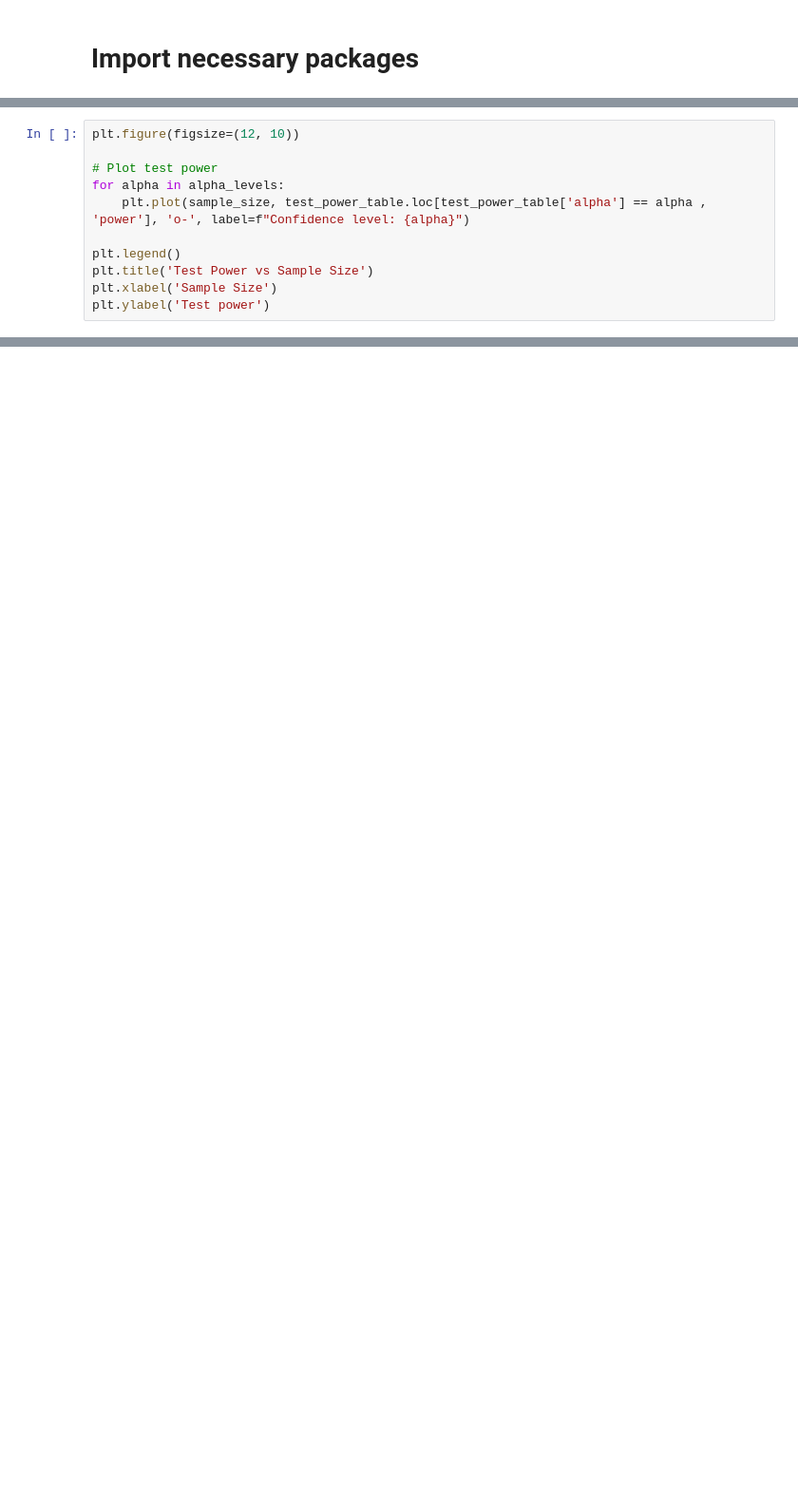
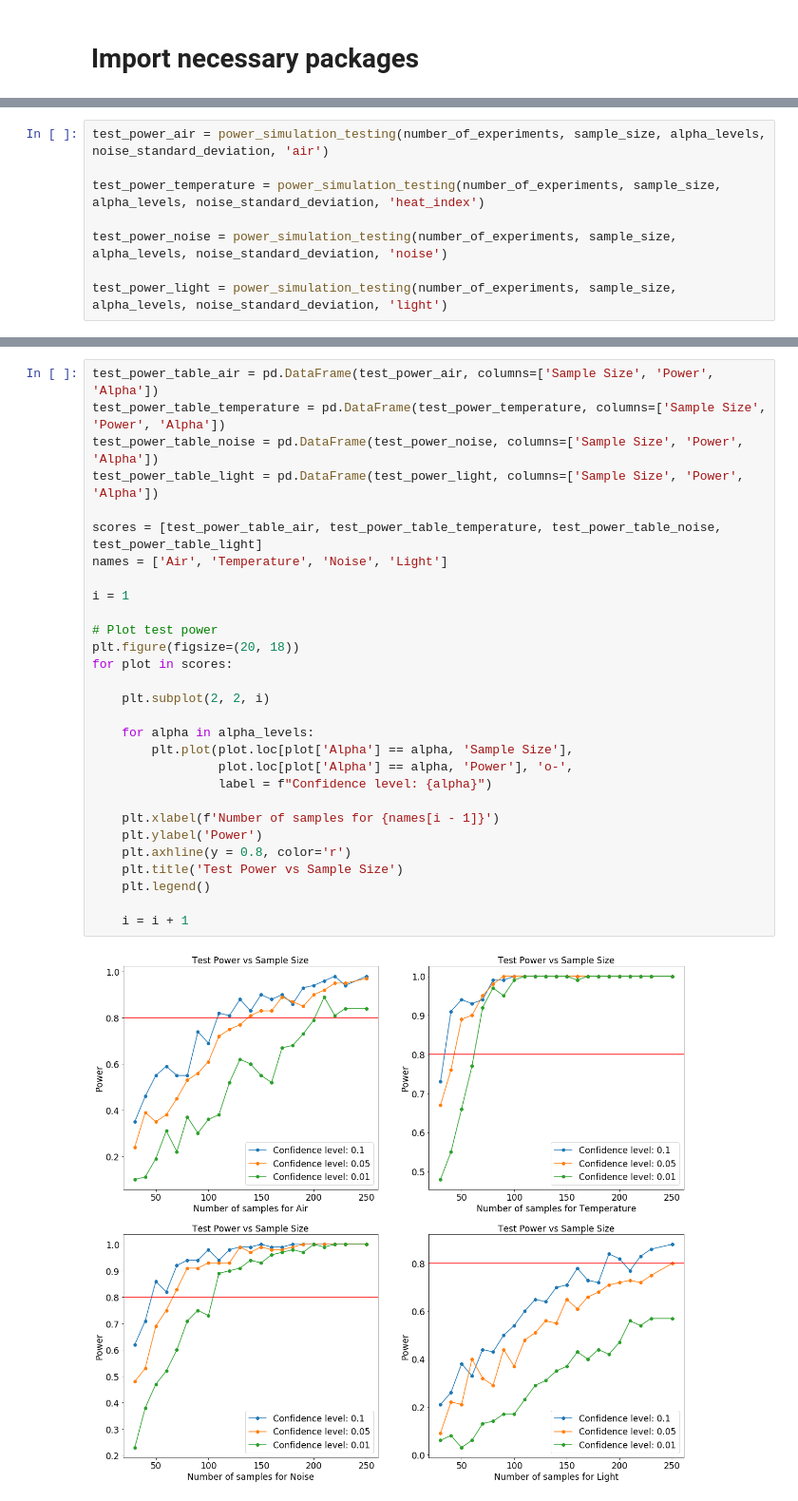
Before and after one commit to mmikos/SmartBuldings, a Jupyter notebook: Power Analysis.ipynb, the cells around one changed output, grey strips where cells are left out. Shown at 95% size. Drawn from its saved outputs; the diff is of its cells as text; blank space fills up the shorter version.

Commit message:
power analysis

```diff
--- a/Power Analysis.ipynb
+++ b/Power Analysis.ipynb
@@ -90,11 +145,0 @@ test_power_table = pd.DataFrame(test_power, columns=['power', 'alpha'])
-# %%
-plt.figure(figsize=(12, 10))
-
-# Plot test power
-for alpha in alpha_levels:
-    plt.plot(sample_size, test_power_table.loc[test_power_table['alpha'] == alpha , 'power'], 'o-', label=f"Confidence level: {alpha}")
-
-plt.legend()
-plt.title('Test Power vs Sample Size')
-plt.xlabel('Sample Size')
-plt.ylabel('Test power')
@@ -113,0 +146,8 @@ standard_deviation = math.sqrt(((sample_size - 1) * np.var(score_values) + (samp
+# %%
+test_power_air = power_simulation_testing(number_of_experiments, sample_size, alpha_levels, noise_standard_deviation, 'air')
+
+test_power_temperature = power_simulation_testing(number_of_experiments, sample_size, alpha_levels, noise_standard_deviation, 'heat_index')
+
+test_power_noise = power_simulation_testing(number_of_experiments, sample_size, alpha_levels, noise_standard_deviation, 'noise')
+
+test_power_light = power_simulation_testing(number_of_experiments, sample_size, alpha_levels, noise_standard_deviation, 'light')
@@ -113,0 +168,31 @@ standard_deviation = math.sqrt(((sample_size - 1) * np.var(score_values) + (samp
+# %%
+test_power_table_air = pd.DataFrame(test_power_air, columns=['Sample Size', 'Power', 'Alpha'])
+test_power_table_temperature = pd.DataFrame(test_power_temperature, columns=['Sample Size', 'Power', 'Alpha'])
+test_power_table_noise = pd.DataFrame(test_power_noise, columns=['Sample Size', 'Power', 'Alpha'])
+test_power_table_light = pd.DataFrame(test_power_light, columns=['Sample Size', 'Power', 'Alpha'])
+
+scores = [test_power_table_air, test_power_table_temperature, test_power_table_noise, test_power_table_light]
+names = ['Air', 'Temperature', 'Noise', 'Light']
+
+i = 1
+
+# Plot test power
+plt.figure(figsize=(20, 18))
+for plot in scores:
+
+    plt.subplot(2, 2, i)
+
+    for alpha in alpha_levels:
+        plt.plot(plot.loc[plot['Alpha'] == alpha, 'Sample Size'],
+                 plot.loc[plot['Alpha'] == alpha, 'Power'], 'o-',
+                 label = f"Confidence level: {alpha}")
+
+    plt.xlabel(f'Number of samples for {names[i - 1]}')
+    plt.ylabel('Power')
+    plt.axhline(y = 0.8, color='r')
+    plt.title('Test Power vs Sample Size')
+    plt.legend()
+
+    i = i + 1
+# %% [output]
+[figure, added]
```
Also changed, not shown: parts of 18 cells of this notebook, 6 other files.
